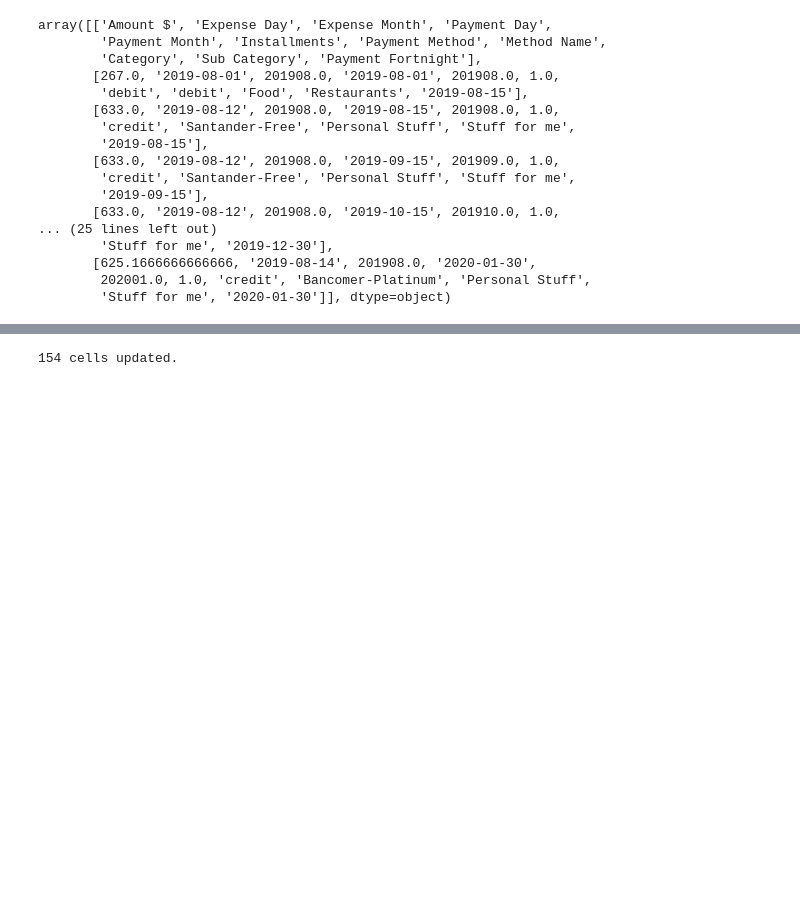
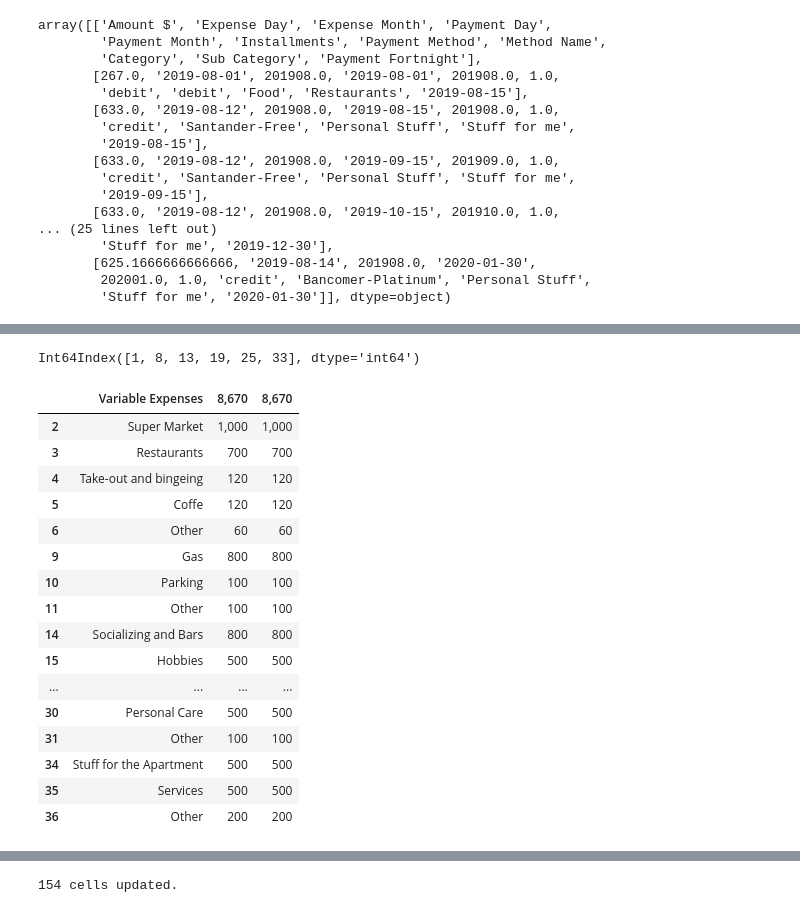
Before and after one commit to Jordi-Ab/personal_finance, a Jupyter notebook: write to google sheet.ipynb, the cells around one changed output, grey strips where cells are left out. Cells and saved outputs as stored; diff of their text form; code cells hidden in the pictures; blank space fills up the shorter version.

Commit message:
refactored code to read categories from the google sheet

```diff
--- a/write to google sheet.ipynb
+++ b/write to google sheet.ipynb
@@ -74,3 +68,12 @@ array([['Amount $', 'Expense Day', 'Expense Month', 'Payment Day',
        [625.1666666666666, '2019-08-14', 201908.0, '2020-01-30',
         202001.0, 1.0, 'credit', 'Bancomer-Platinum', 'Personal Stuff',
         'Stuff for me', '2020-01-30']], dtype=object)
+# %%
+categories_titles = gsheet.gsheet_to_df(
+    spreadsheet_id = '14a36tesQZ2AH0aIEdG5Ch2F8iVyrnXCvlxeASLX47N4',
+    range_name = 'biweekly plan!B27:D100'
+)
+# %%
+separations = categories_titles[
+    categories_titles['Variable Expenses'].isnull()
+].index
@@ -76,0 +130,34 @@ array([['Amount $', 'Expense Day', 'Expense Month', 'Payment Day',
+# %%
+main_categories = categories_titles.loc[
+    categories_titles[
+        categories_titles['Variable Expenses'].isnull()
+    ].index + 1
+]['Variable Expenses']
+# %%
+main_categories.index
+# %% [output]
+Int64Index([1, 8, 13, 19, 25, 33], dtype='int64')
+# %%
+sub_categories = categories_titles.loc[
+    set(categories_titles.index) - set(main_categories.index) - set(separations)
+]
+# %%
+sub_categories
+# %% [output]
+|  | Variable Expenses | 8,670 | 8,670 |
+| 2 | Super Market | 1,000 | 1,000 |
+| 3 | Restaurants | 700 | 700 |
+| 4 | Take-out and bingeing | 120 | 120 |
+| 5 | Coffe | 120 | 120 |
+| 6 | Other | 60 | 60 |
+| 9 | Gas | 800 | 800 |
+| 10 | Parking | 100 | 100 |
+| 11 | Other | 100 | 100 |
+| 14 | Socializing and Bars | 800 | 800 |
+| 15 | Hobbies | 500 | 500 |
+| ... | ... | ... | ... |
+| 30 | Personal Care | 500 | 500 |
+| 31 | Other | 100 | 100 |
+| 34 | Stuff for the Apartment | 500 | 500 |
+| 35 | Services | 500 | 500 |
+| 36 | Other | 200 | 200 |
```
Also changed, not shown: parts of 8 cells of this notebook, 3 other files.
